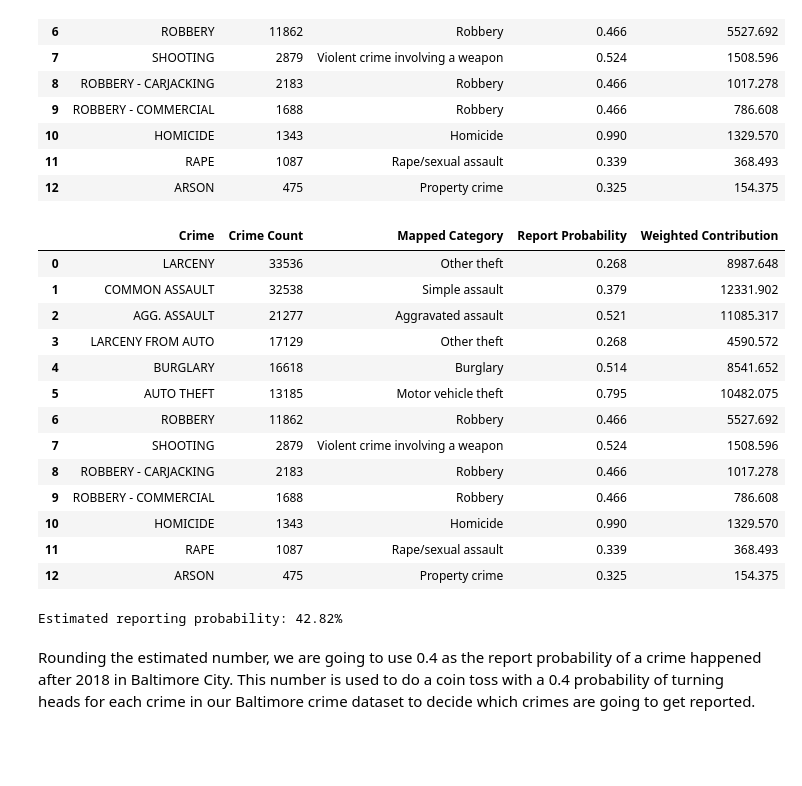
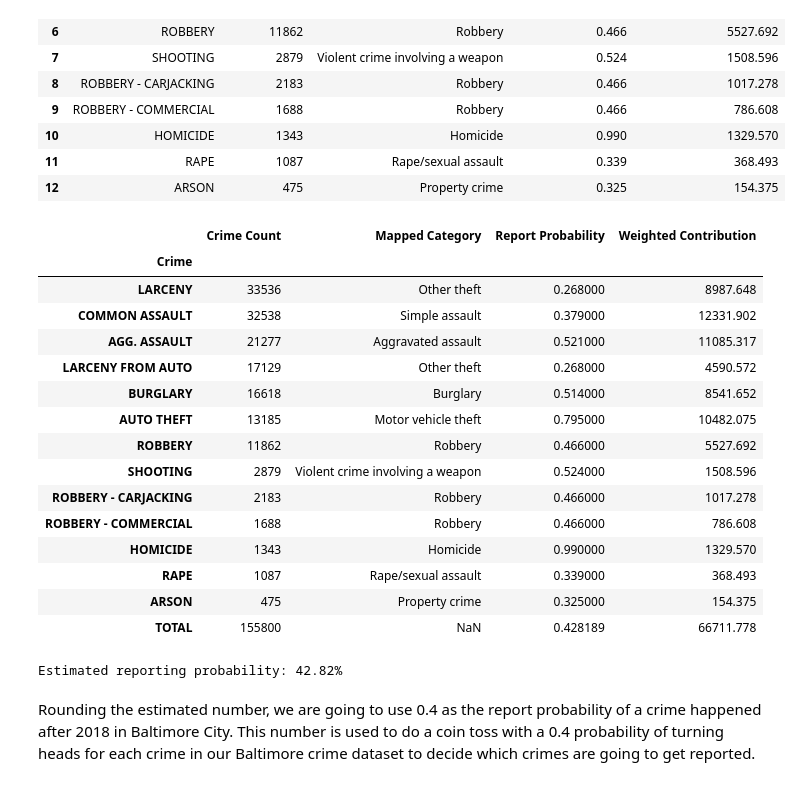
Before and after one commit to saminsemsar/Data_Analysis_Portfolio, a Jupyter notebook: PredictivePolicing/KDE_and_Pred.ipynb, the cells around one changed output. Cells and saved outputs as stored; diff of their text form; code cells hidden in the pictures; blank space fills up the shorter version.

```diff
--- a/PredictivePolicing/KDE_and_Pred.ipynb
+++ b/PredictivePolicing/KDE_and_Pred.ipynb
@@ -1650,7 +1661,7 @@ crimeType= 'Total'
 # %%
 df_Crimes['CrimeDateTime']= pd.to_datetime(df_Crimes['CrimeDateTime'])
 # %%
-df_Crimes= df_Crimes[df_Crimes['year']>=2015]
+df_Crimes= df_Crimes[df_Crimes['year']>=2018]
 # %%
 len(df_Crimes)
 # %% [output]
@@ -1831,28 +1861,35 @@ display(crime_report_probability_df)
 | 12 | ARSON | 475 | Property crime | 0.325 | 154.375 |
 # %%
 effective_categories_df = crime_report_probability_df[~crime_report_probability_df['Report Probability'].isna()]
-display(effective_categories_df)
+
 weighted_sum = effective_categories_df["Weighted Contribution"].sum()
 total_count = effective_categories_df["Crime Count"].sum()
 
 P_reported = weighted_sum.sum() / total_count if total_count > 0 else 0
 
+effective_categories_df.loc[len(effective_categories_df)] =["TOTAL",total_count, np.nan,P_reported, weighted_sum.sum() ]
+effective_categories_df.to_csv(f"Data Frames/Others/ReportProbabilities_2019.csv", index=False)
+effective_categories_df = effective_categories_df.set_index('Crime')
+
+display(effective_categories_df)
 print(f"Estimated reporting probability: {P_reported:.2%}")
 # %% [output]
-|  | Crime | Crime Count | Mapped Category | Report Probability | Weighted Contribution |
-| 0 | LARCENY | 33536 | Other theft | 0.268 | 8987.648 |
-| 1 | COMMON ASSAULT | 32538 | Simple assault | 0.379 | 12331.902 |
-| 2 | AGG. ASSAULT | 21277 | Aggravated assault | 0.521 | 11085.317 |
-| 3 | LARCENY FROM AUTO | 17129 | Other theft | 0.268 | 4590.572 |
-| 4 | BURGLARY | 16618 | Burglary | 0.514 | 8541.652 |
-| 5 | AUTO THEFT | 13185 | Motor vehicle theft | 0.795 | 10482.075 |
-| 6 | ROBBERY | 11862 | Robbery | 0.466 | 5527.692 |
-| 7 | SHOOTING | 2879 | Violent crime involving a weapon | 0.524 | 1508.596 |
-| 8 | ROBBERY - CARJACKING | 2183 | Robbery | 0.466 | 1017.278 |
-| 9 | ROBBERY - COMMERCIAL | 1688 | Robbery | 0.466 | 786.608 |
-| 10 | HOMICIDE | 1343 | Homicide | 0.990 | 1329.570 |
-| 11 | RAPE | 1087 | Rape/sexual assault | 0.339 | 368.493 |
-| 12 | ARSON | 475 | Property crime | 0.325 | 154.375 |
+|  | Crime Count | Mapped Category | Report Probability | Weighted Contribution |
+| Crime |  |  |  |  |
+| LARCENY | 33536 | Other theft | 0.268000 | 8987.648 |
+| COMMON ASSAULT | 32538 | Simple assault | 0.379000 | 12331.902 |
+| AGG. ASSAULT | 21277 | Aggravated assault | 0.521000 | 11085.317 |
+| LARCENY FROM AUTO | 17129 | Other theft | 0.268000 | 4590.572 |
+| BURGLARY | 16618 | Burglary | 0.514000 | 8541.652 |
+| AUTO THEFT | 13185 | Motor vehicle theft | 0.795000 | 10482.075 |
+| ROBBERY | 11862 | Robbery | 0.466000 | 5527.692 |
+| SHOOTING | 2879 | Violent crime involving a weapon | 0.524000 | 1508.596 |
+| ROBBERY - CARJACKING | 2183 | Robbery | 0.466000 | 1017.278 |
+| ROBBERY - COMMERCIAL | 1688 | Robbery | 0.466000 | 786.608 |
+| HOMICIDE | 1343 | Homicide | 0.990000 | 1329.570 |
+| RAPE | 1087 | Rape/sexual assault | 0.339000 | 368.493 |
+| ARSON | 475 | Property crime | 0.325000 | 154.375 |
+| TOTAL | 155800 | NaN | 0.428189 | 66711.778 |
 Estimated reporting probability: 42.82%
 # %% [markdown]
 Rounding the estimated number, we are going to use 0.4 as the report probability of a crime happened after 2018 in Baltimore City. This number is used to do a coin toss with a 0.4 probability of turning heads for each crime in our Baltimore crime dataset to decide which crimes are going to get reported.
```
Also changed, not shown: parts of 27 cells of this notebook.
